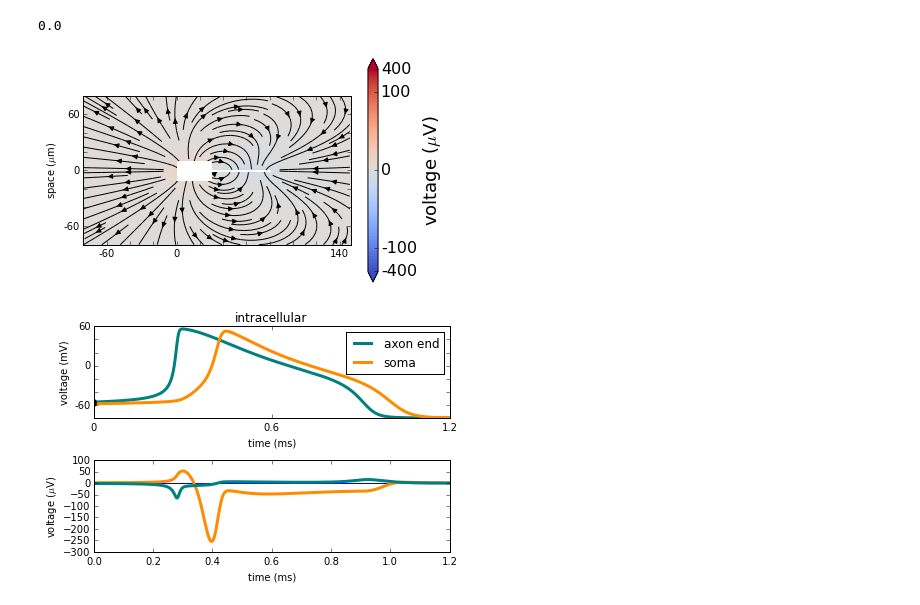
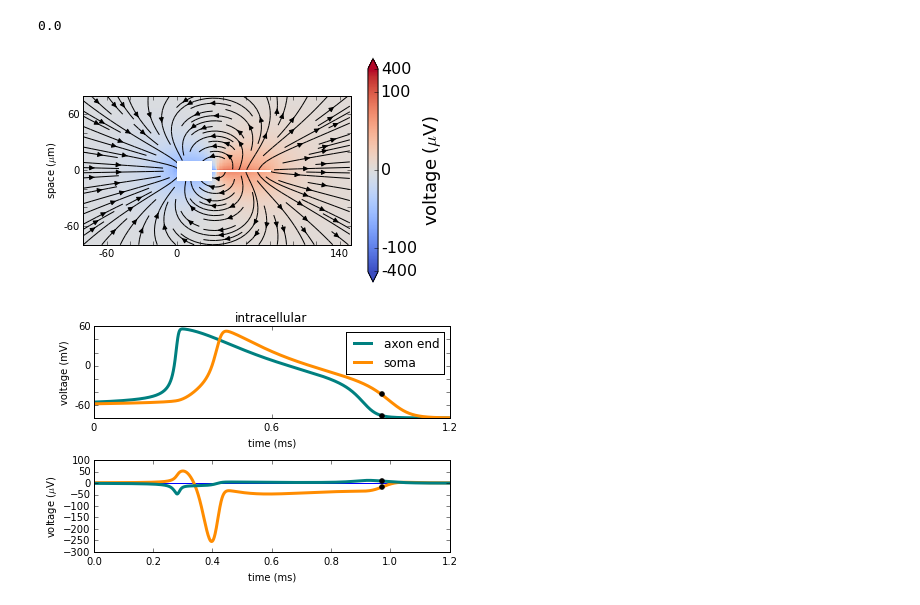
Before and after one commit to maikia/kink_paper, a Jupyter notebook: src/fig3/fig3.py.ipynb, the cells around one changed output. Drawn from its saved outputs; the diff is of its cells as text; code cells hidden in the pictures.

Commit message:
updated fig 3, correct time point selection

```diff
--- a/src/fig3/fig3.py.ipynb
+++ b/src/fig3/fig3.py.ipynb
@@ -130,8 +130,9 @@ soma_color = 'darkorange'
 import matplotlib.colors as colors
 
 v_ext = v_ext / 1e3 # change v_ext from nano to micro volts
-plot_at_time = 1.07 # ms 926
-idx_to_plot = plot_at_time/h.dt/1000
+plot_at_time = 0.97 # ms <- at which timepoint do you want to plot LFP
+idx_to_plot = plot_at_time/h.dt
+
 
 def helper_provide_imshow_details(v_ext, x_range, y_range):
 
@@ -253,7 +254,7 @@ draw_neuron_shape(diam_soma, min_soma_x, max_soma_x,
 
 timeline = np.arange(0,(len(v_memb_axon))*h.dt-1e-10, h.dt)
 # %% [output]
-[figure, old version]
+[figure, new version]
 # %%
 # action potential
 # intracellular ap in the soma and in the axon
@@ -270,32 +271,35 @@ middle_timeline = np.round(np.mean([start_timeline,end_timeline]),2)
 
 ax0.set_xticks([start_timeline, middle_timeline, end_timeline])
 ax0.set_xticklabels([str(start_timeline), str(middle_timeline), str(end_timeline)])
 ax0.set_yticks([-80, -60, -40, -20, 0, 20, 40, 60])
 ax0.set_yticklabels(['', '-60', '', '', '0', '', '', '60'])
 plt.xlim([start_timeline, end_timeline])
 plt.xlabel('time (ms)')
 plt.ylabel('voltage (mV)')
 plt.legend()
 plt.title('intracellular')
 
 # external spike in the given location
 plt.subplot(2,1,2)
 
 sp_loc_x = [min_axon_x, max_axon_x]
-sp_loc_y = [1+0.5*diam_axon, 1-0.5*diam_axon]
+sp_loc_y = [1+0.5*diam_axon, 1+0.5*diam_axon]
 
 v_ext_spike = field.estimate_on_grid(seg_coords, I,
                                np.array([sp_loc_x]),
                                 np.array([sp_loc_y])
                                               )
 
 
 plt.axhline(0)
 
 plt.plot(timeline, v_ext_spike[:, 0, 0]/1e3,color=soma_color,lw=3,label='near soma')
 plt.plot(timeline, v_ext_spike[:, 0, 1]/1e3,color=axon_color,lw=3,label='near axon')
+plt.plot(timeline[idx_to_plot], v_ext_spike[idx_to_plot,0,0]/1e3, 'o', color = 'k', ms = 5)
+plt.plot(timeline[idx_to_plot], v_ext_spike[idx_to_plot,0,1]/1e3, 'o', color = 'k', ms = 5)
+
 plt.ylabel(r'voltage ($\mu$V)')
 plt.xlabel('time (ms)')
 plt.tight_layout()
 # %% [output]
-[figure, old version]
+[figure, new version]
```
